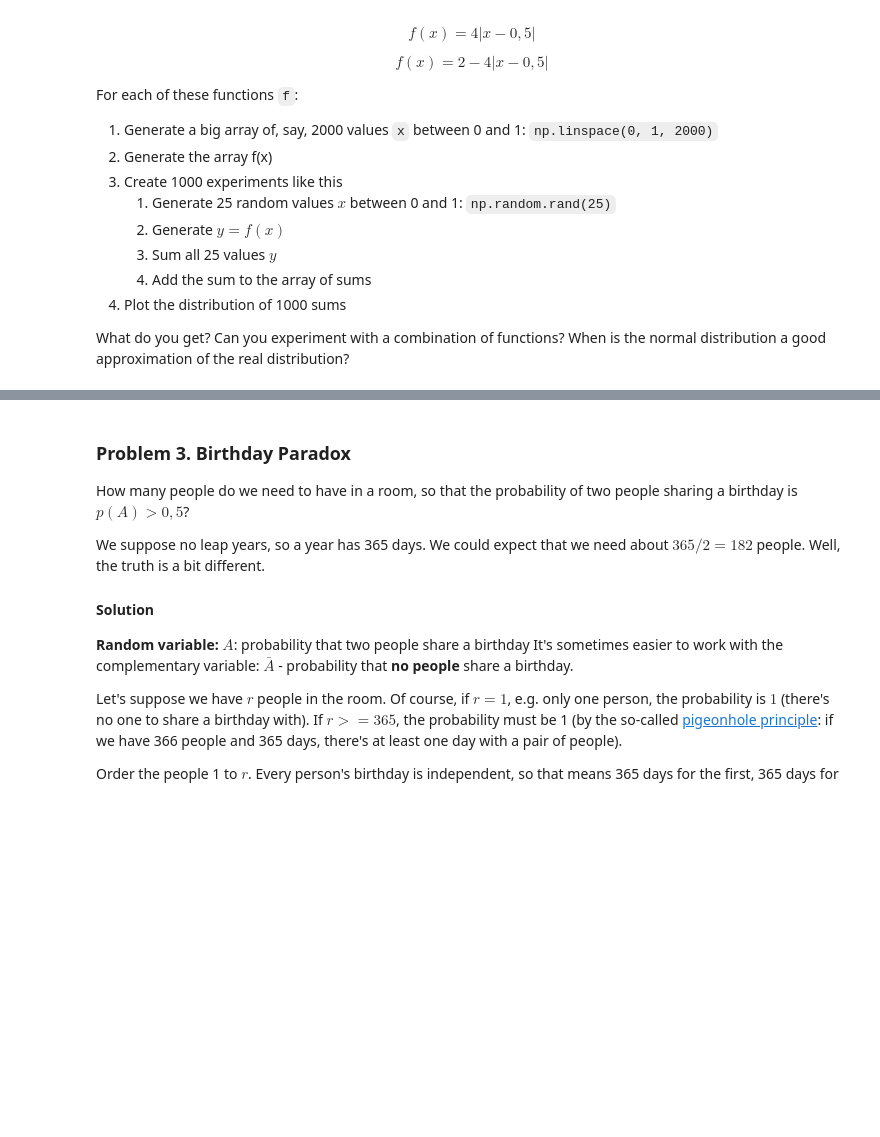
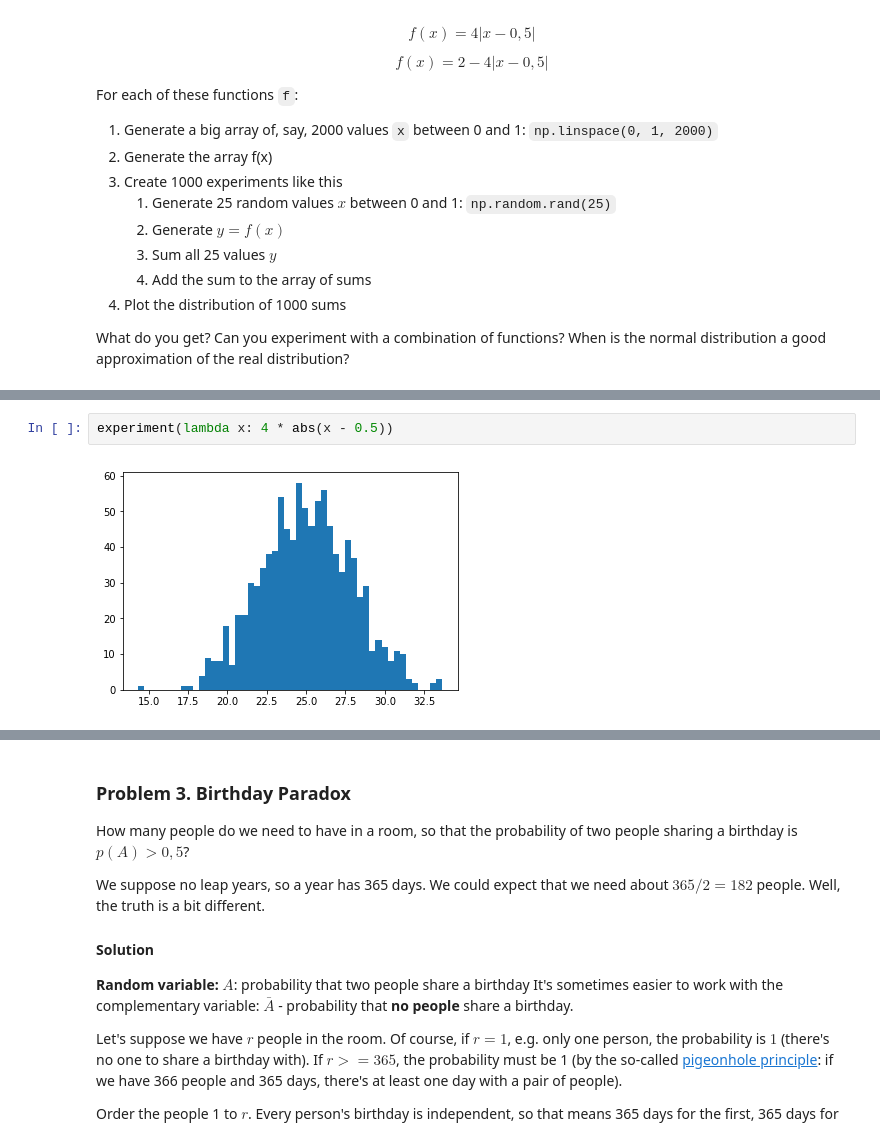
Before and after one commit to viraco4a/SoftUni, a Jupyter notebook: MathConceptsForDevelopers/Exercise_5_Probability-And_Combinatorics/Probability and Combinatorics Exercise.ipynb, the cells around one changed output, grey strips where cells are left out. Cells and saved outputs as stored; diff of their text form; blank space fills up the shorter version.

```diff
--- a/MathConceptsForDevelopers/Exercise_5_Probability-And_Combinatorics/Probability and Combinatorics Exercise.ipynb
+++ b/MathConceptsForDevelopers/Exercise_5_Probability-And_Combinatorics/Probability and Combinatorics Exercise.ipynb
@@ -126,0 +147,4 @@ TypeError: 'numpy.ndarray' object is not callable
+# %%
+experiment(lambda x: 4 * abs(x - 0.5))
+# %% [output]
+[figure, added]
```
Also changed, not shown: parts of 8 cells of this notebook.
